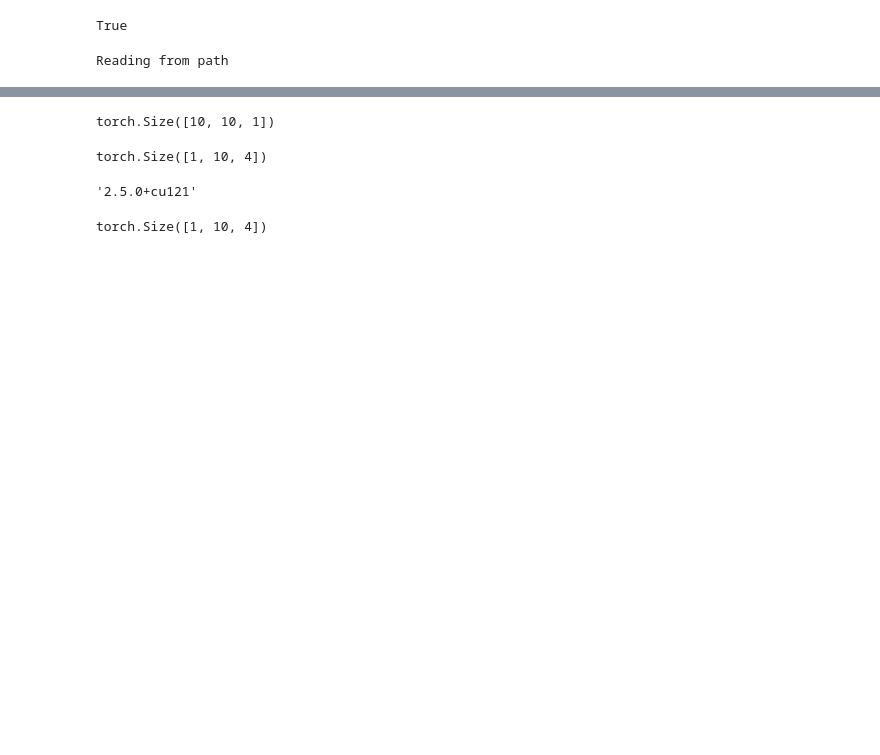
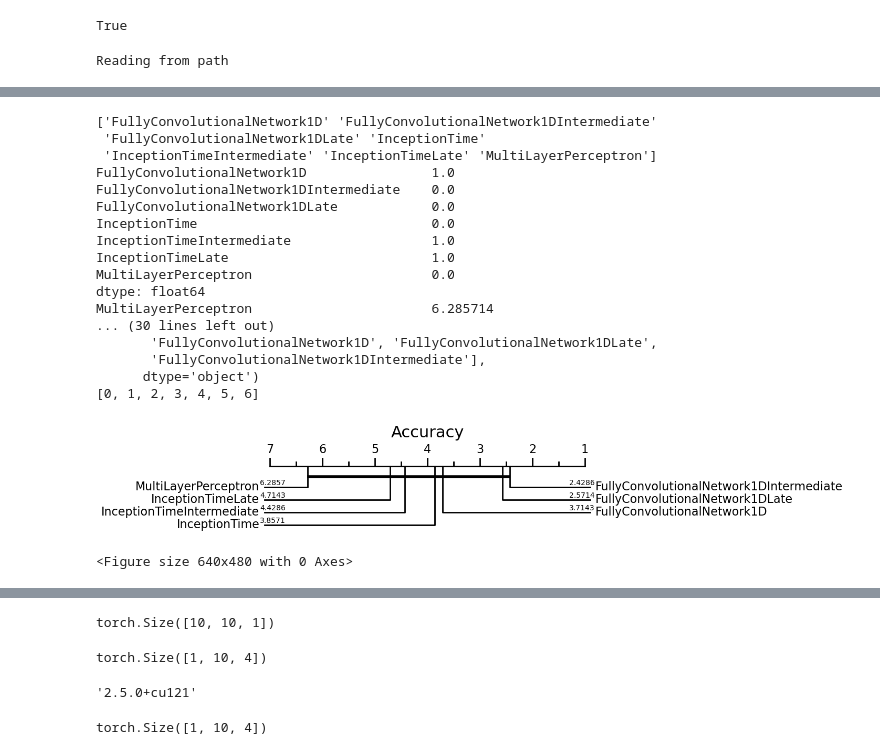
Before and after one commit to samuelthomaz7/multimodal_time_series_classification, a Jupyter notebook: test_notebook.ipynb, the cells around one changed output, grey strips where cells are left out. Drawn from its saved outputs; the diff is of its cells as text; code cells hidden in the pictures; blank space fills up the shorter version.

Commit message:
created visualizartion of critical diagrams file

```diff
--- a/test_notebook.ipynb
+++ b/test_notebook.ipynb
@@ -87,0 +82,7 @@ plt.show()
+# %%
+critical_diagram_data = complete_data.groupby(['model_name', 'dataset'])['max_test_accuracy'].mean().reset_index().rename({
+    'model_name': 'classifier_name',
+    'dataset': 'dataset_name',
+    'max_test_accuracy': 'accuracy'
+
+}, axis = 1)
@@ -88,3 +105,47 @@ plt.show()
+# %%
+used_classifiers = [
+    'MultiLayerPerceptron',
+    'FullyConvolutionalNetwork1D',
+    'FullyConvolutionalNetwork1DIntermediate',
+    'FullyConvolutionalNetwork1DLate',
+    'InceptionTime',
+    'InceptionTimeLate',
+    'InceptionTimeIntermediate'
+]
+# %%
+used_df = critical_diagram_data.loc[critical_diagram_data.classifier_name.isin(used_classifiers)].query("dataset_name != 'eigenworms'")
+# used_df
+# %%
+result = draw_cd_diagram(
+    # df_perf=critical_diagram_data.query("dataset_name != 'eigenworms'"),
+    df_perf=used_df,
+    # df_perf=critical_diagram_data.loc[critical_diagram_data.classifier_name.apply(lambda x: True if 'Fully' in x else False)],
+    title='Accuracy',
+    labels=True,
+    alpha=0.05
+)
+
+# plt.imshow('/home/stbastos/experiments/multimodal_time_series_classification/cd-diagram.png')
+# %% [output]
+['FullyConvolutionalNetwork1D' 'FullyConvolutionalNetwork1DIntermediate'
+ 'FullyConvolutionalNetwork1DLate' 'InceptionTime'
+ 'InceptionTimeIntermediate' 'InceptionTimeLate' 'MultiLayerPerceptron']
+FullyConvolutionalNetwork1D                1.0
+FullyConvolutionalNetwork1DIntermediate    0.0
+FullyConvolutionalNetwork1DLate            0.0
+InceptionTime                              0.0
+InceptionTimeIntermediate                  1.0
+InceptionTimeLate                          1.0
+MultiLayerPerceptron                       0.0
+dtype: float64
+MultiLayerPerceptron                       6.285714
+... (30 lines left out)
+       'FullyConvolutionalNetwork1D', 'FullyConvolutionalNetwork1DLate',
+       'FullyConvolutionalNetwork1DIntermediate'],
+      dtype='object')
+[0, 1, 2, 3, 4, 5, 6]
+[figure, added]
+<Figure size 640x480 with 0 Axes>
 # %%
 plt.figure(figsize = (20,20))
 ax = sns.barplot(
```
Also changed, not shown: parts of 11 cells of this notebook, 3 other files.
